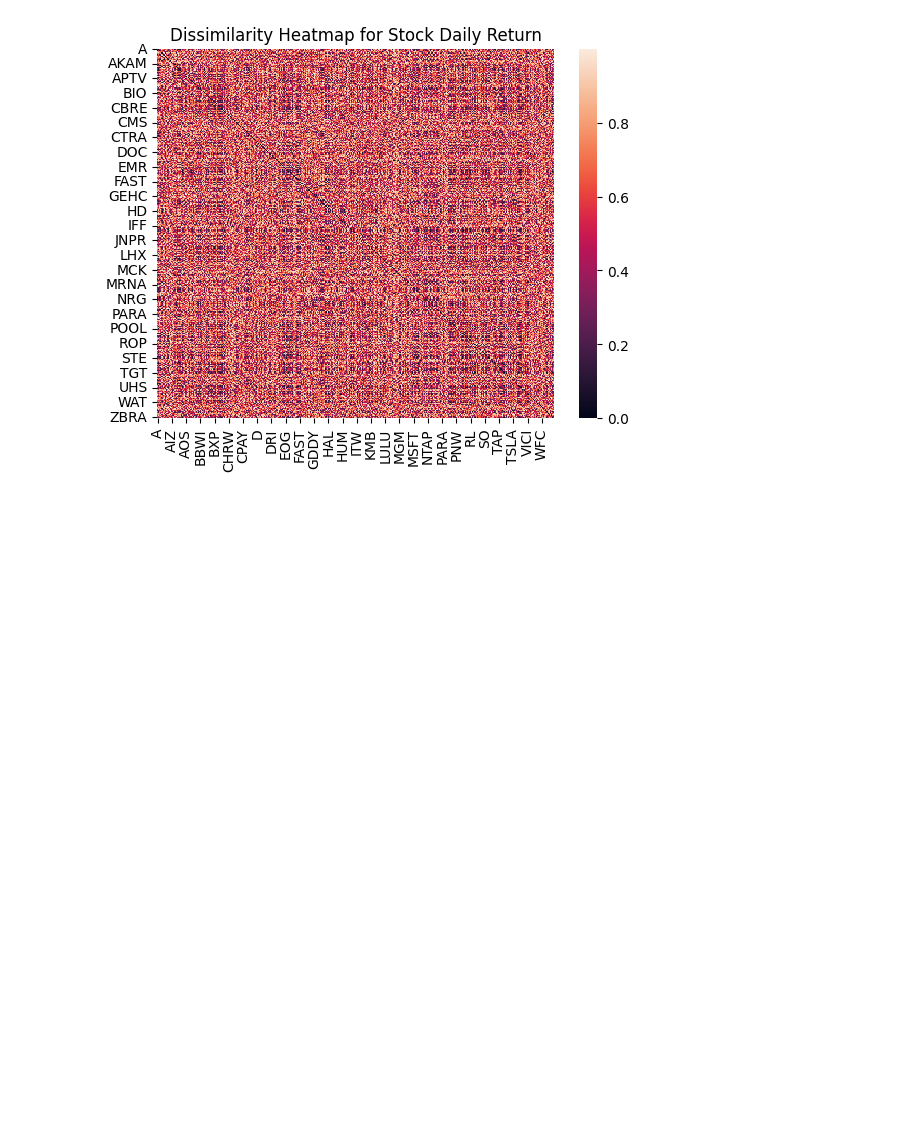
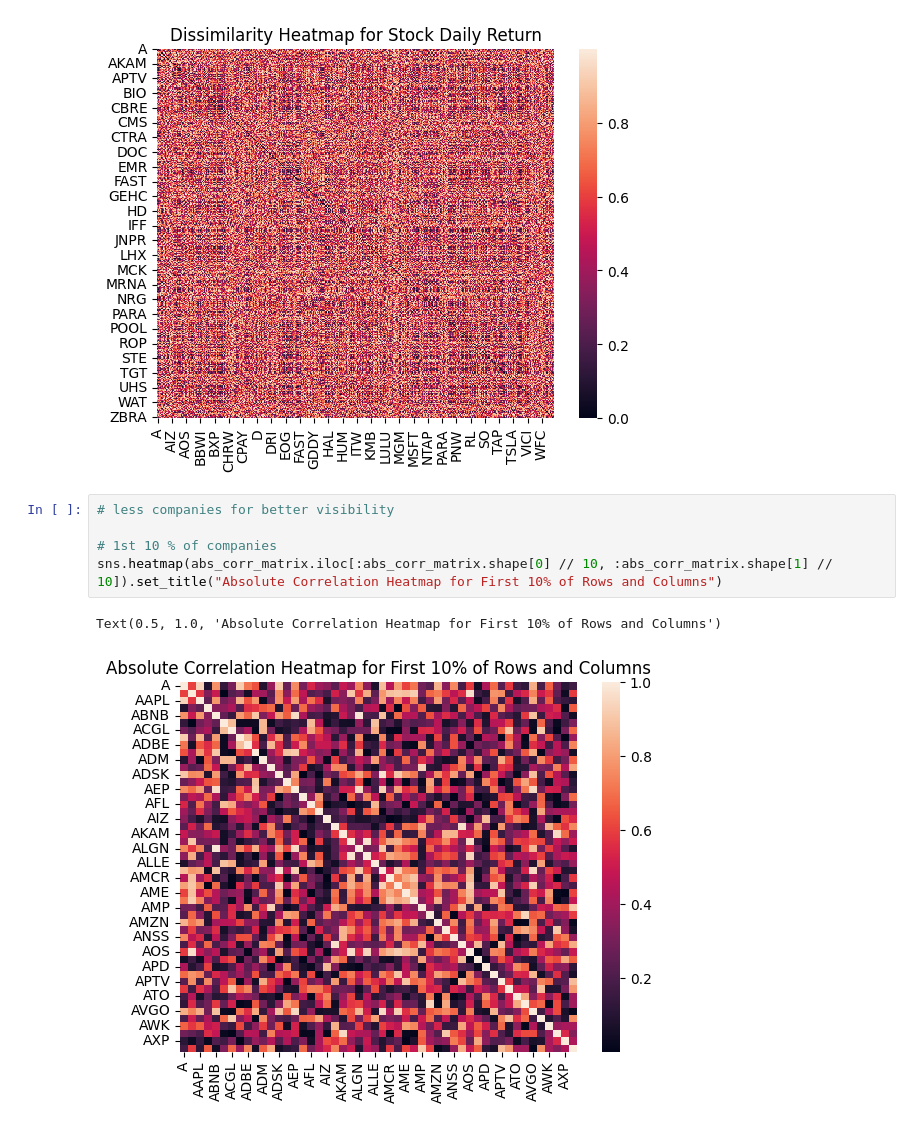
Before and after one commit to alainalin/JPMC-analysis-tool, a Jupyter notebook: task2_matrices_and_heatmaps.ipynb, the cells around one changed output. Saved outputs shown, nothing was run; the diff lists cells and outputs as text; blank space fills up the shorter version.

```diff
--- a/task2_matrices_and_heatmaps.ipynb
+++ b/task2_matrices_and_heatmaps.ipynb
@@ -88,3 +88,11 @@ sns.heatmap(dissimilarity_matrix).set_title("Dissimilarity Heatmap for Stock Dai
 # %% [output]
 Text(0.5, 1.0, 'Dissimilarity Heatmap for Stock Daily Return')
 [figure]
+# %%
+# less companies for better visibility
+
+# 1st 10 % of companies
+sns.heatmap(abs_corr_matrix.iloc[:abs_corr_matrix.shape[0] // 10, :abs_corr_matrix.shape[1] // 10]).set_title("Absolute Correlation Heatmap for First 10% of Rows and Columns")
+# %% [output]
+Text(0.5, 1.0, 'Absolute Correlation Heatmap for First 10% of Rows and Columns')
+[figure, added]
```
